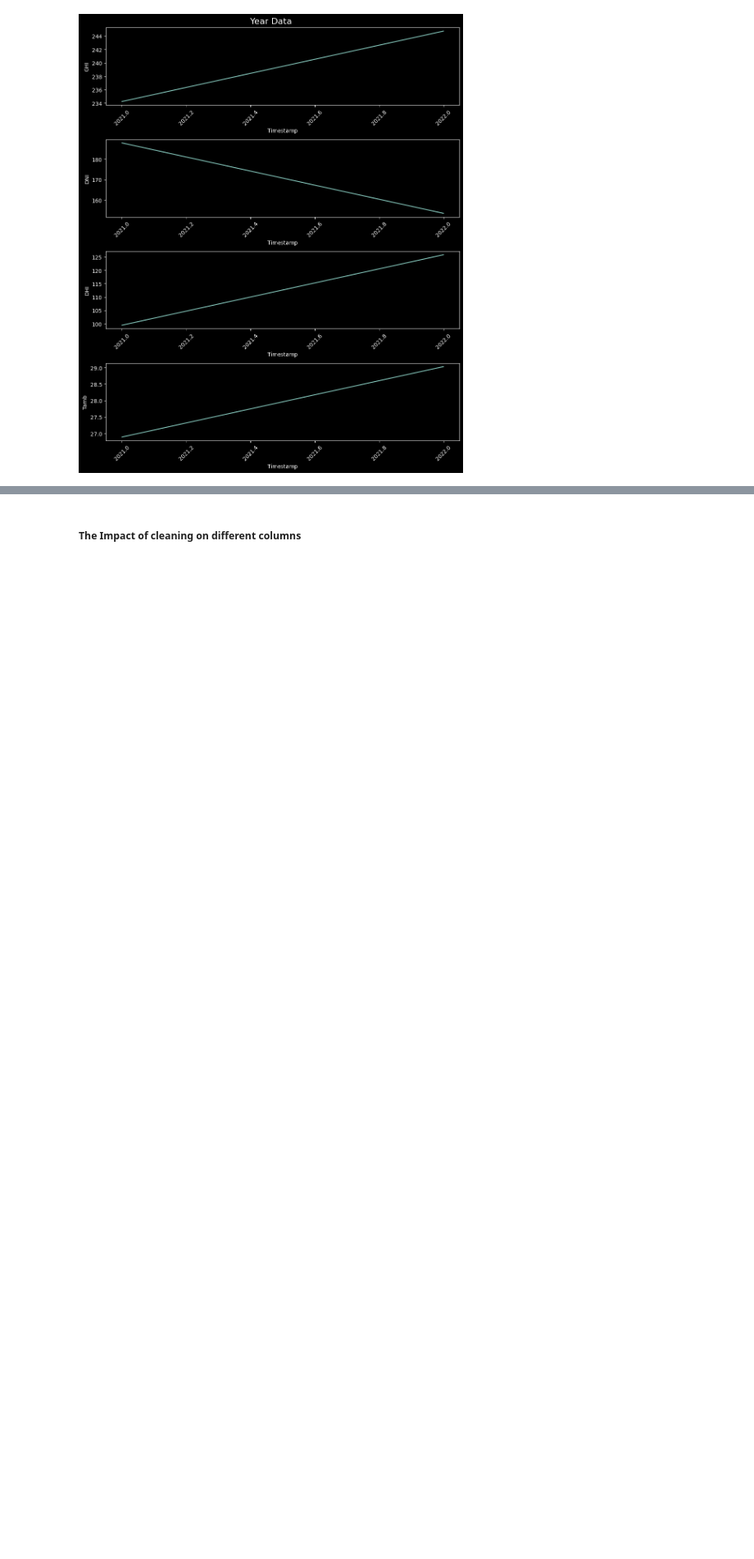
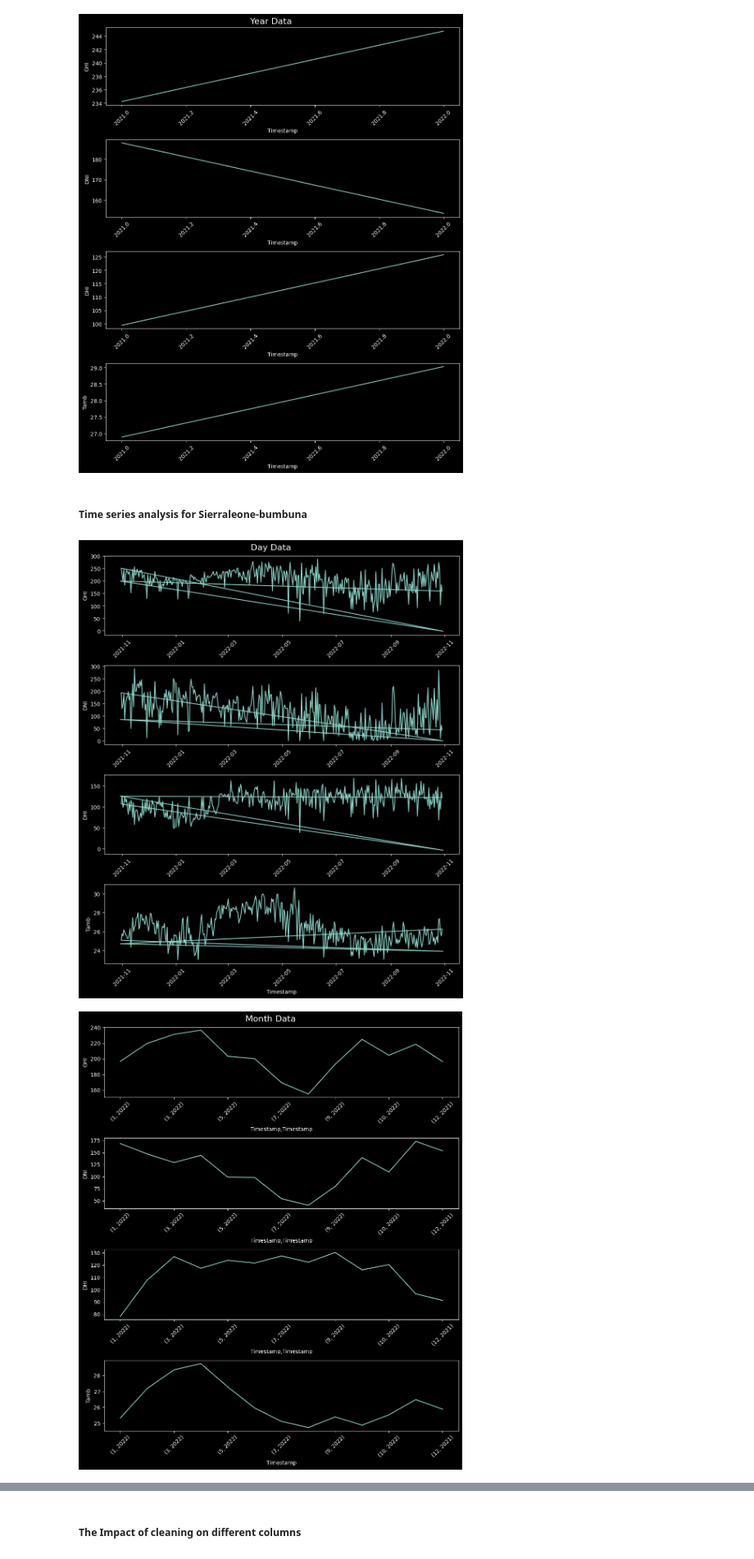
Before and after one commit to Yosef-ft/Solar_Radiation_Analysis, a Jupyter notebook: notebooks/Timeseries_analysis.ipynb, the cells around one changed output, grey strips where cells are left out. Shown at 82% size. Cells and saved outputs as stored; diff of their text form; code cells hidden in the pictures; blank space fills up the shorter version.

Commit message:
More timeseries analysis for different dataset specifically on the impact of cleaning

```diff
--- a/notebooks/Timeseries_analysis.ipynb
+++ b/notebooks/Timeseries_analysis.ipynb
@@ -33,3 +35,10 @@ plot_timeseries(benin)
 [figure]
 [figure]
 [figure]
+# %% [markdown]
+##### Time series analysis for Sierraleone-bumbuna
+# %%
+plot_timeseries(sierra)
+# %% [output]
+[figure, added]
+[figure, added]
```
Also changed, not shown: parts of 14 cells of this notebook.
